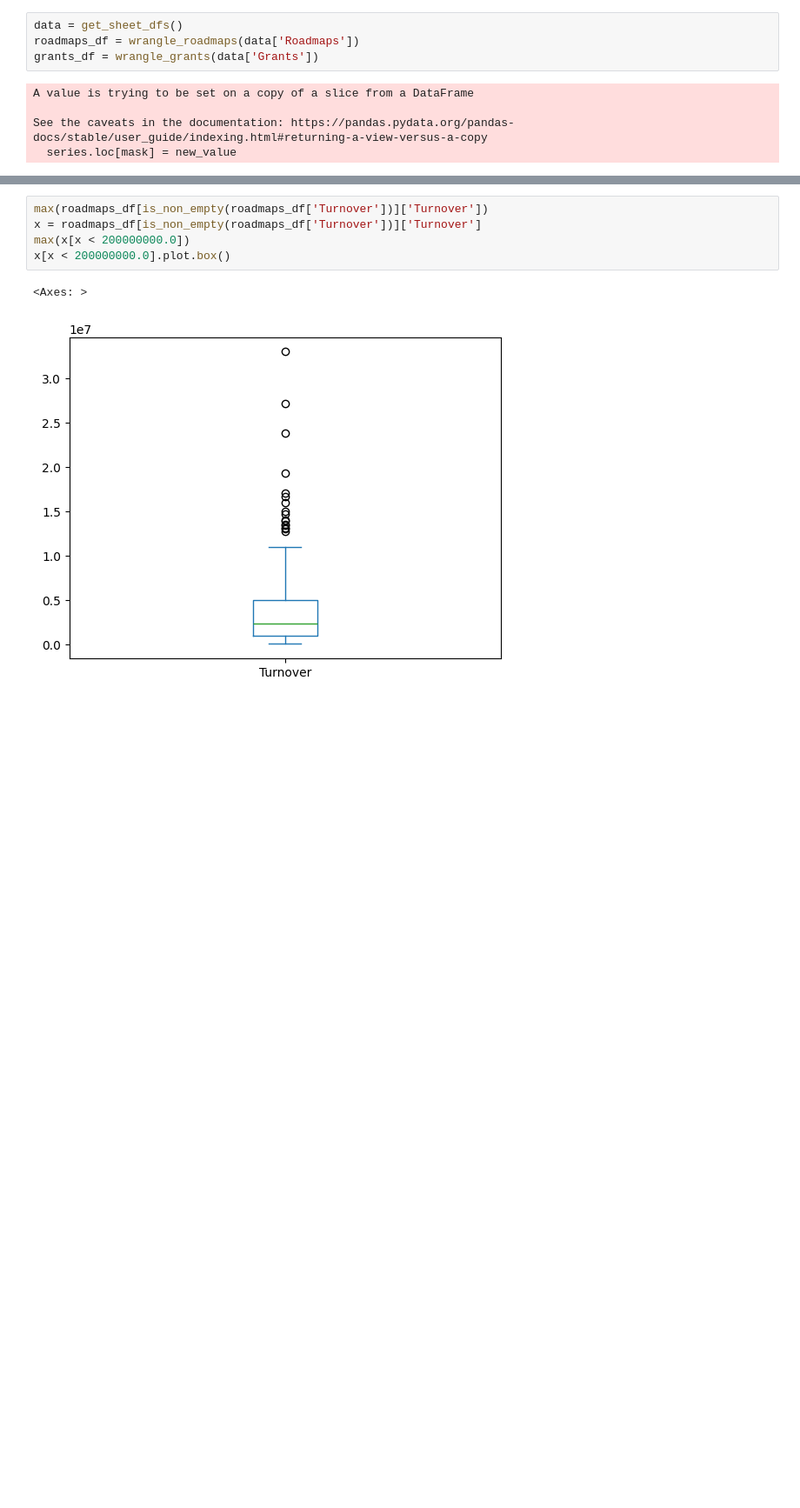
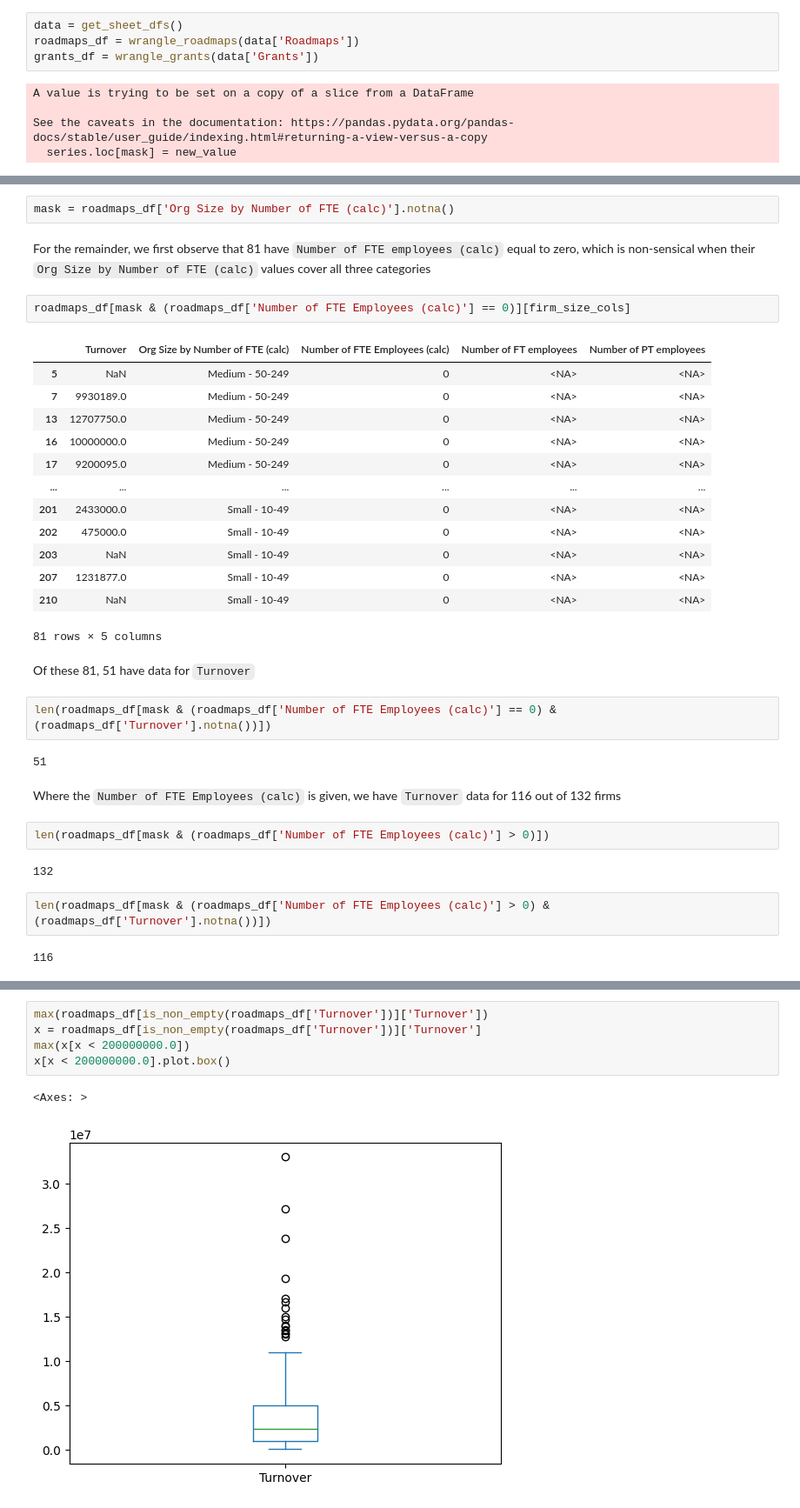
Before and after one commit to roughhawkbit/digi-inno-road-prod, a Jupyter notebook: analysis/2_Distributions_Correlations.ipynb, the cells around one changed output, grey strips where cells are left out. Shown at 87% size. Saved outputs shown, nothing was run; the diff lists cells and outputs as text; blank space fills up the shorter version.

```diff
--- a/analysis/2_Distributions_Correlations.ipynb
+++ b/analysis/2_Distributions_Correlations.ipynb
@@ -46,0 +87,36 @@ See the caveats in the documentation: https://pandas.pydata.org/pandas-docs/stab
+# %%
+mask = roadmaps_df['Org Size by Number of FTE (calc)'].notna()
+# %% [markdown]
+For the remainder, we first observe that 81 have `Number of FTE employees (calc)` equal to zero, which is non-sensical when their `Org Size by Number of FTE (calc)` values cover all three categories
+# %%
+roadmaps_df[mask & (roadmaps_df['Number of FTE Employees (calc)'] == 0)][firm_size_cols]
+# %% [output]
+|  | Turnover | Org Size by Number of FTE (calc) | Number of FTE Employees (calc) | Number of FT employees | Number of PT employees |
+| 5 | NaN | Medium - 50-249 | 0 | <NA> | <NA> |
+| 7 | 9930189.0 | Medium - 50-249 | 0 | <NA> | <NA> |
+| 13 | 12707750.0 | Medium - 50-249 | 0 | <NA> | <NA> |
+| 16 | 10000000.0 | Medium - 50-249 | 0 | <NA> | <NA> |
+| 17 | 9200095.0 | Medium - 50-249 | 0 | <NA> | <NA> |
+| ... | ... | ... | ... | ... | ... |
+| 201 | 2433000.0 | Small - 10-49 | 0 | <NA> | <NA> |
+| 202 | 475000.0 | Small - 10-49 | 0 | <NA> | <NA> |
+| 203 | NaN | Small - 10-49 | 0 | <NA> | <NA> |
+| 207 | 1231877.0 | Small - 10-49 | 0 | <NA> | <NA> |
+| 210 | NaN | Small - 10-49 | 0 | <NA> | <NA> |
+81 rows × 5 columns
+# %% [markdown]
+Of these 81, 51 have data for `Turnover`
+# %%
+len(roadmaps_df[mask & (roadmaps_df['Number of FTE Employees (calc)'] == 0) & (roadmaps_df['Turnover'].notna())])
+# %% [output]
+51
+# %% [markdown]
+Where the `Number of FTE Employees (calc)` is given, we have `Turnover` data for 116 out of 132 firms
+# %%
+len(roadmaps_df[mask & (roadmaps_df['Number of FTE Employees (calc)'] > 0)])
+# %% [output]
+132
+# %%
+len(roadmaps_df[mask & (roadmaps_df['Number of FTE Employees (calc)'] > 0) & (roadmaps_df['Turnover'].notna())])
+# %% [output]
+116
```
Also changed, not shown: parts of 21 cells of this notebook.
